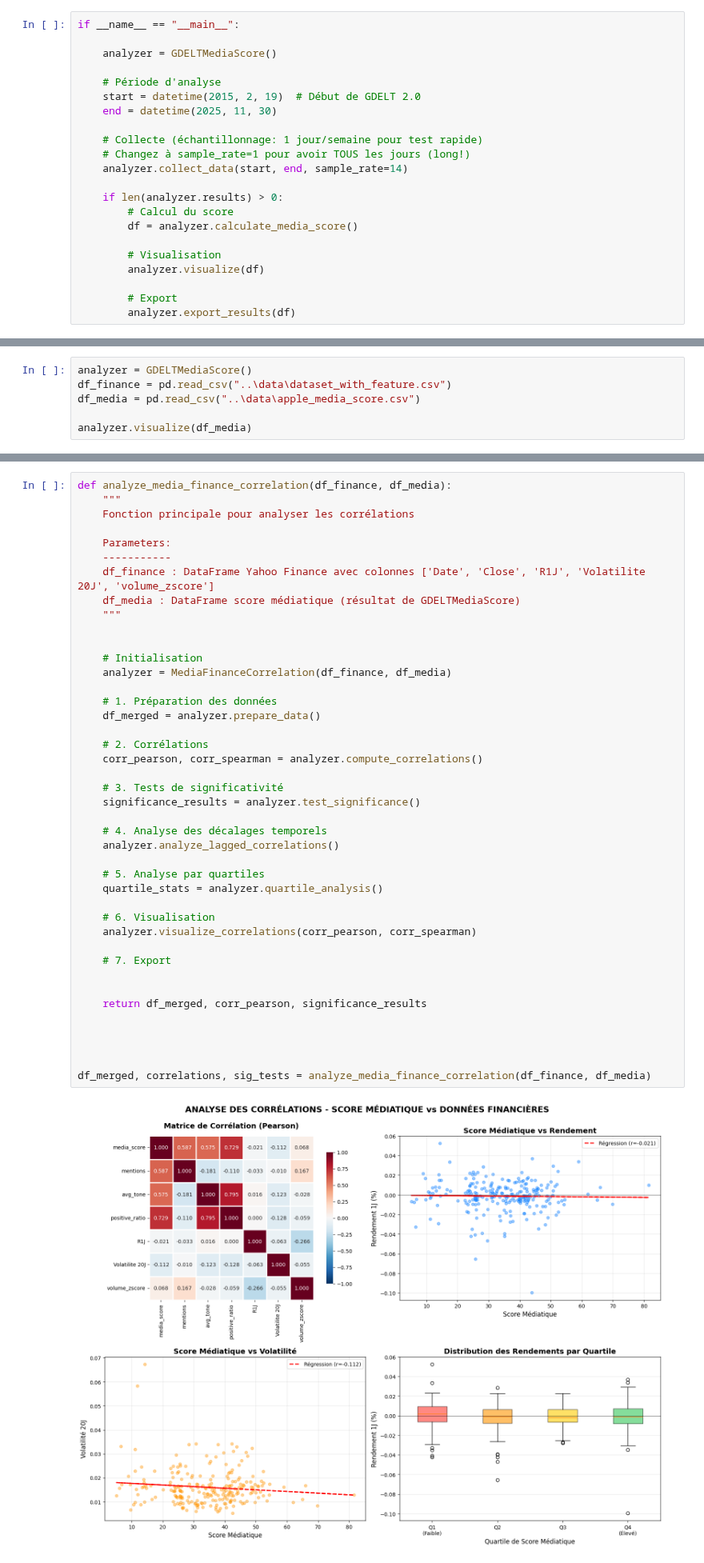
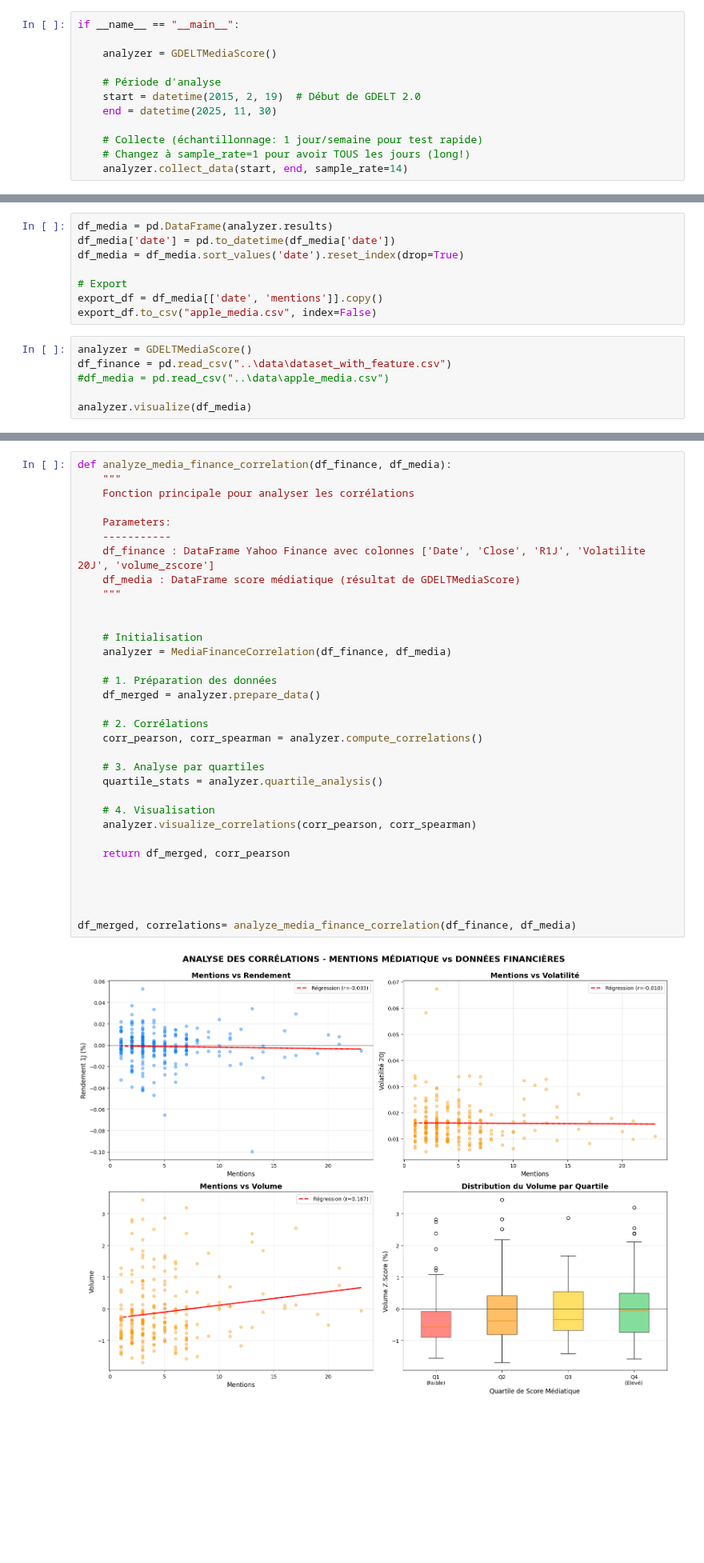
Before and after one commit to diabitbol/alpha-ranking-benchmark, a Jupyter notebook: description/score médiatique.ipynb, the cells around one changed output, grey strips where cells are left out. Shown at 80% size. Cells and saved outputs as stored; diff of their text form; blank space fills up the shorter version.

```diff
--- a/description/score médiatique.ipynb
+++ b/description/score médiatique.ipynb
@@ -267,14 +212,4 @@ if __name__ == "__main__":
     # Collecte (échantillonnage: 1 jour/semaine pour test rapide)
     # Changez à sample_rate=1 pour avoir TOUS les jours (long!)
     analyzer.collect_data(start, end, sample_rate=14)
-
-    if len(analyzer.results) > 0:
-        # Calcul du score
-        df = analyzer.calculate_media_score()
-
-        # Visualisation
-        analyzer.visualize(df)
-
-        # Export
-        analyzer.export_results(df)
 # %% [output]
@@ -302,7 +234,15 @@ Légende: ✓=données, ✗=absent, ∅=aucune mention
+# %%
+df_media = pd.DataFrame(analyzer.results)
+df_media['date'] = pd.to_datetime(df_media['date'])
+df_media = df_media.sort_values('date').reset_index(drop=True)
+
+# Export
+export_df = df_media[['date', 'mentions']].copy()
+export_df.to_csv("apple_media.csv", index=False)
 # %%
 analyzer = GDELTMediaScore()
 df_finance = pd.read_csv("..\data\dataset_with_feature.csv")
-df_media = pd.read_csv("..\data\apple_media_score.csv")
+#df_media = pd.read_csv("..\data\apple_media.csv")
 
 analyzer.visualize(df_media)
 # %% [output]
@@ -558,44 +430,35 @@ class MediaFinanceCorrelation:
 # %%
 def analyze_media_finance_correlation(df_finance, df_media):
     """
     Fonction principale pour analyser les corrélations
 
     Parameters:
     -----------
     df_finance : DataFrame Yahoo Finance avec colonnes ['Date', 'Close', 'R1J', 'Volatilite 20J', 'volume_zscore']
     df_media : DataFrame score médiatique (résultat de GDELTMediaScore)
     """
 
 
     # Initialisation
     analyzer = MediaFinanceCorrelation(df_finance, df_media)
 
     # 1. Préparation des données
     df_merged = analyzer.prepare_data()
 
     # 2. Corrélations
     corr_pearson, corr_spearman = analyzer.compute_correlations()
 
-    # 3. Tests de significativité
-    significance_results = analyzer.test_significance()
-
-    # 4. Analyse des décalages temporels
-    analyzer.analyze_lagged_correlations()
-
-    # 5. Analyse par quartiles
+    # 3. Analyse par quartiles
     quartile_stats = analyzer.quartile_analysis()
 
-    # 6. Visualisation
+    # 4. Visualisation
     analyzer.visualize_correlations(corr_pearson, corr_spearman)
 
-    # 7. Export
-
-
-    return df_merged, corr_pearson, significance_results
+    return df_merged, corr_pearson
 
 
 
 
-df_merged, correlations, sig_tests = analyze_media_finance_correlation(df_finance, df_media)
+df_merged, correlations= analyze_media_finance_correlation(df_finance, df_media)
 # %% [output]
-[figure, old version]
+[figure, new version]
```
Also changed, not shown: parts of 8 cells of this notebook.
